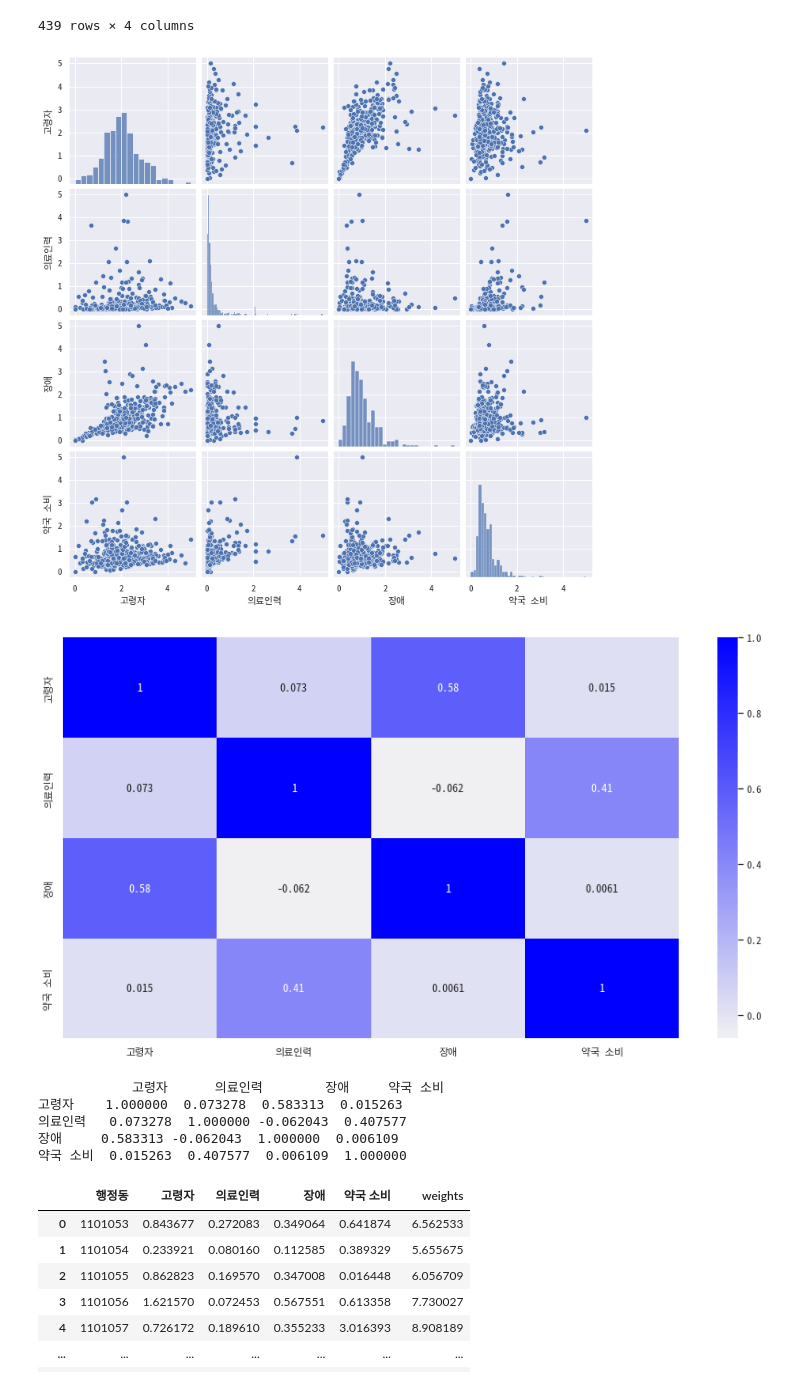
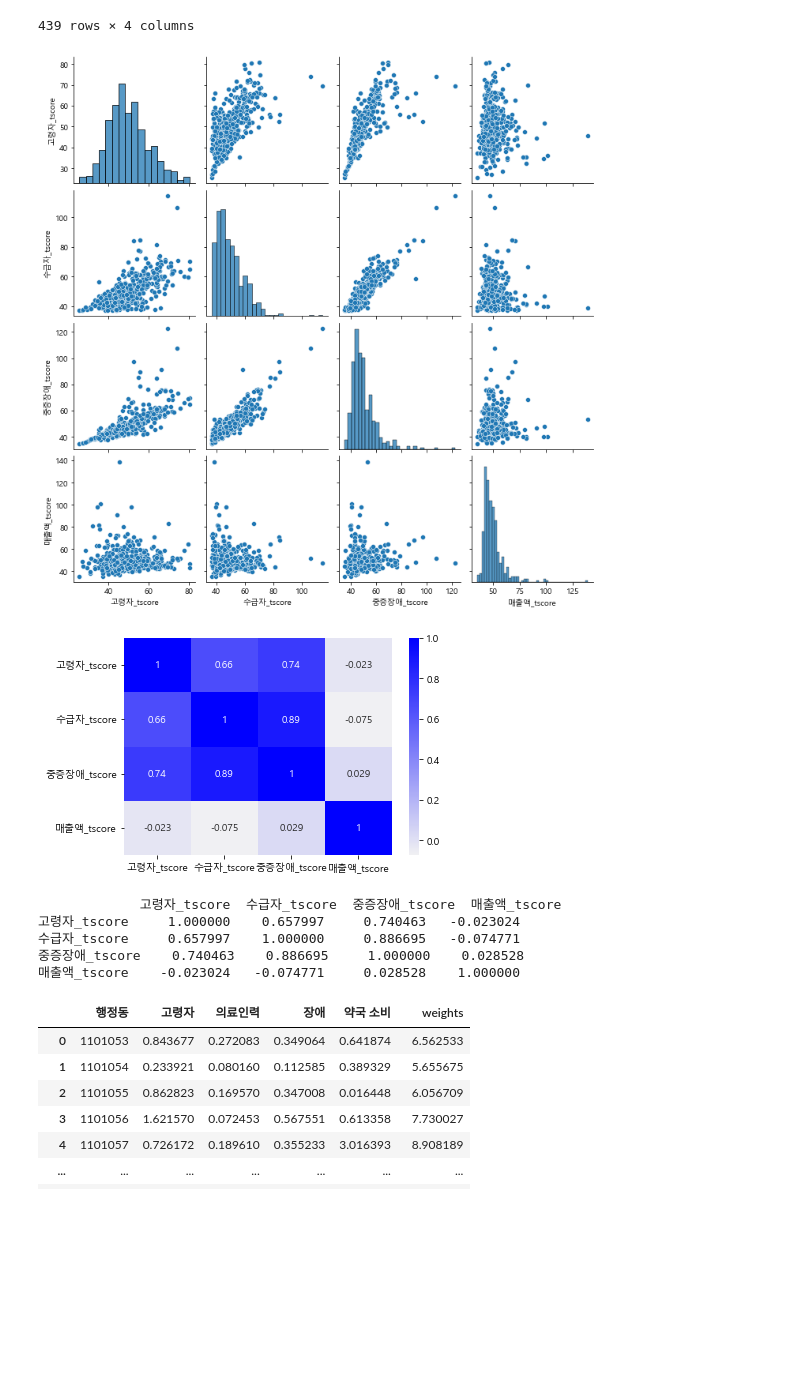
Before and after one commit to ChoiInYeol/KHUDA-Seoul-BigDataCampus, a Jupyter notebook: 9. 서울시빅캠전처리.ipynb, the cells around one changed output. Drawn from its saved outputs; the diff is of its cells as text; code cells hidden in the pictures; blank space fills up the shorter version.

```diff
--- a/9. 서울시빅캠전처리.ipynb
+++ b/9. 서울시빅캠전처리.ipynb
@@ -313,0 +327,3 @@ dtype: int64
+# %%
+가중치 = pd.read_csv("PreprocessData\Medical Weighted Index.csv", encoding="cp949")
+가중치.head(2)
@@ -335,0 +372,3 @@ transformed_X.columns = ["고령자", "의료인력", "장애", "약국 소비"]
+# %%
+가중치2 = 가중치.iloc[:, -5:-1]
+가중치3 = 가중치.iloc[:, -5:]
@@ -373,22 +428,22 @@ transformed_X
 | 438 | 4.113948 | 1.144597 | 2.108267 | 1.143335 |
 439 rows × 4 columns
 # %%
-sns.pairplot(transformed_X)
+sns.pairplot(가중치2)
 plt.show()
 # %% [output]
-[figure, old version]
+[figure, new version]
 # %%
 cmap = sns.light_palette("blue", as_cmap=True)
-sns.heatmap(transformed_X.corr(), annot=True, cmap=cmap)
+sns.heatmap(가중치2.corr(), annot=True, cmap=cmap)
 plt.show()
-print(transformed_X.corr())
+print(가중치2.corr())
 # %% [output]
-[figure, old version]
+[figure, new version]
-            고령자      의료인력        장애     약국 소비
-고령자    1.000000  0.073278  0.583313  0.015263
-의료인력   0.073278  1.000000 -0.062043  0.407577
-장애     0.583313 -0.062043  1.000000  0.006109
-약국 소비  0.015263  0.407577  0.006109  1.000000
+             고령자_tscore  수급자_tscore  중증장애_tscore  매출액_tscore
+고령자_tscore     1.000000    0.657997     0.740463   -0.023024
+수급자_tscore     0.657997    1.000000     0.886695   -0.074771
+중증장애_tscore    0.740463    0.886695     1.000000    0.028528
+매출액_tscore    -0.023024   -0.074771     0.028528    1.000000
 # %%
 transformed_X2 = transformed_X
 transformed_X2["행정동"] = 가중치5["ADM_DR_CD"]
```
Also changed, not shown: parts of 15 cells of this notebook, 2 other files.
